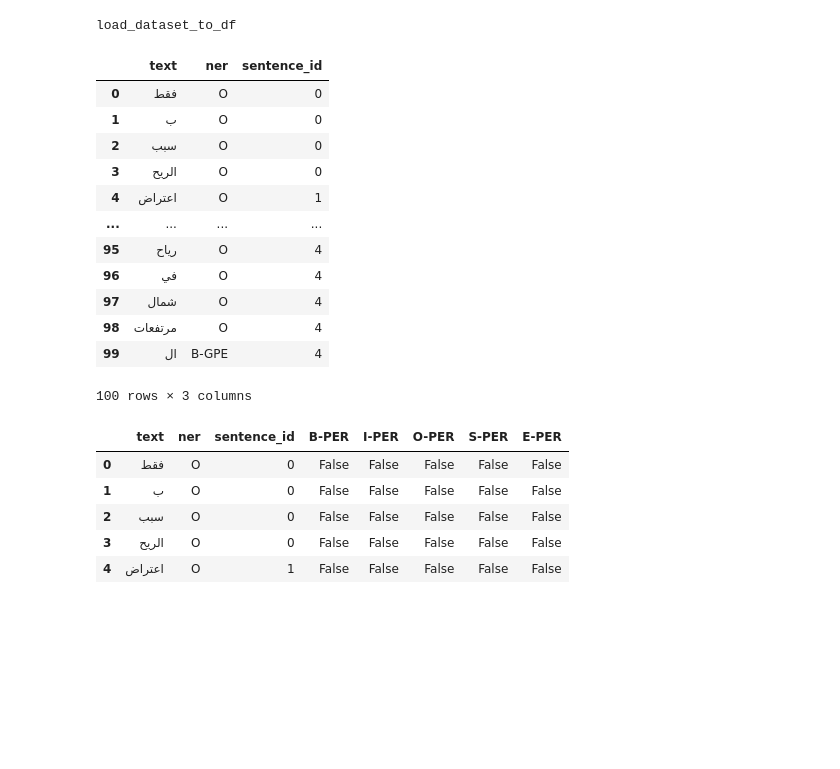
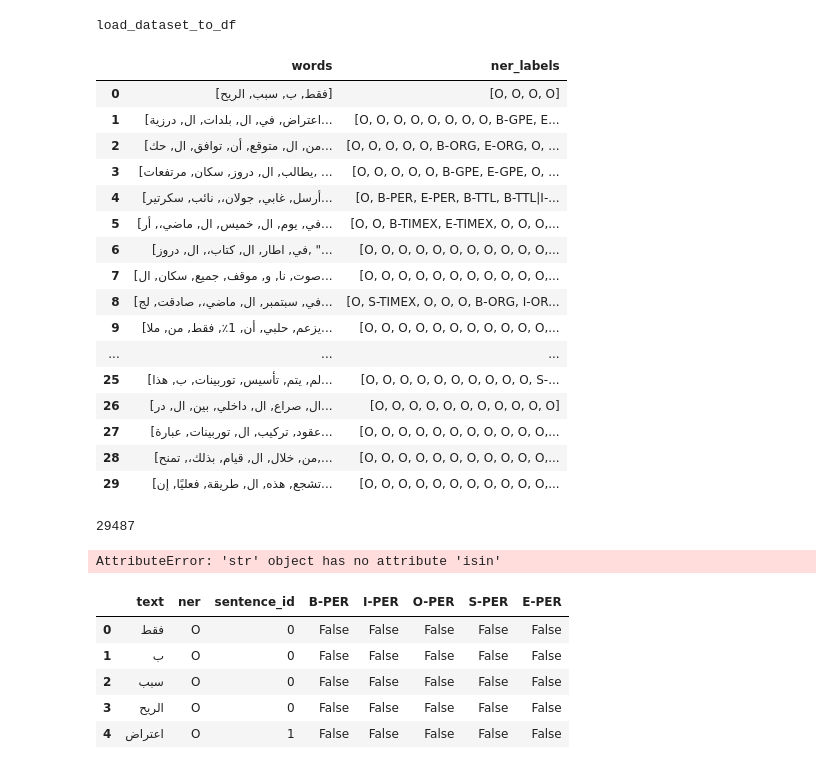
Before and after one commit to wzwzeyal/huggingface_project_template, a Jupyter notebook: notebooks/eda.ipynb, the cells around one changed output. Saved outputs shown, nothing was run; the diff lists cells and outputs as text; code cells hidden in the pictures; blank space fills up the shorter version.

```diff
--- a/notebooks/eda.ipynb
+++ b/notebooks/eda.ipynb
@@ -85,21 +18,33 @@ df_ar = load_dataset_to_df(path, columns=["text", "ner"], take_first_ner=False)
 # %% [output]
 load_dataset_to_df
 # %%
-df_ar.head(100)
+df_ar.head(30)
 # %% [output]
-|  | text | ner | sentence_id |
-| 0 | فقط | O | 0 |
-| 1 | ب | O | 0 |
-| 2 | سبب | O | 0 |
-| 3 | الريح | O | 0 |
-| 4 | اعتراض | O | 1 |
-| ... | ... | ... | ... |
-| 95 | رياح | O | 4 |
-| 96 | في | O | 4 |
-| 97 | شمال | O | 4 |
-| 98 | مرتفعات | O | 4 |
-| 99 | ال | B-GPE | 4 |
+|  | words | ner_labels |
+| 0 | [فقط, ب, سبب, الريح] | [O, O, O, O] |
+| 1 | [اعتراض, في, ال, بلدات, ال, درزية... | [O, O, O, O, O, O, O, O, B-GPE, E... |
+| 2 | [من, ال, متوقع, أن, توافق, ال, حك... | [O, O, O, O, O, B-ORG, E-ORG, O, ... |
+| 3 | [يطالب, ال, دروز, سكان, مرتفعات, ... | [O, O, O, O, O, B-GPE, E-GPE, O, ... |
+| 4 | [أرسل, غابي, جولان،, نائب, سكرتير... | [O, B-PER, E-PER, B-TTL, B-TTL|I-... |
+| 5 | [في, يوم, ال, خميس, ال, ماضي،, أر... | [O, O, B-TIMEX, E-TIMEX, O, O, O,... |
+| 6 | [في, اطار, ال, كتاب،, ال, دروز, "... | [O, O, O, O, O, O, O, O, O, O, O,... |
+| 7 | [صوت, نا, و, موقف, جميع, سكان, ال... | [O, O, O, O, O, O, O, O, O, O, O,... |
+| 8 | [في, سبتمبر, ال, ماضي،, صادقت, لج... | [O, S-TIMEX, O, O, O, B-ORG, I-OR... |
+| 9 | [يزعم, حلبي, أن, 1٪, فقط, من, ملا... | [O, O, O, O, O, O, O, O, O, O, O,... |
+| ... | ... | ... |
+| 25 | [لم, يتم, تأسيس, توربينات, ب, هذا... | [O, O, O, O, O, O, O, O, O, O, S-... |
+| 26 | [ال, صراع, ال, داخلي, بين, ال, در... | [O, O, O, O, O, O, O, O, O, O, O] |
+| 27 | [عقود, تركيب, ال, توربينات, عبارة... | [O, O, O, O, O, O, O, O, O, O, O,... |
+| 28 | [من, خلال, ال, قيام, بذلك،, تمنح,... | [O, O, O, O, O, O, O, O, O, O, O,... |
+| 29 | [تشجع, هذه, ال, طريقة, فعليًا, إن... | [O, O, O, O, O, O, O, O, O, O, O,... |
-100 rows × 3 columns
+# %%
+len(df_ar)
+# %% [output]
+29487
+# %%
+df_ar = df_ar.apply(lambda x: '')
+# %% [output]
+AttributeError: 'str' object has no attribute 'isin'
 # %%
 for per_label in ('B-PER', 'I-PER', 'O-PER', 'S-PER', 'E-PER'):
     df_ar[per_label] = df_ar['ner'].apply(lambda x: per_label in x)
```
Also changed, not shown: parts of 5 cells of this notebook, 1 other file.
